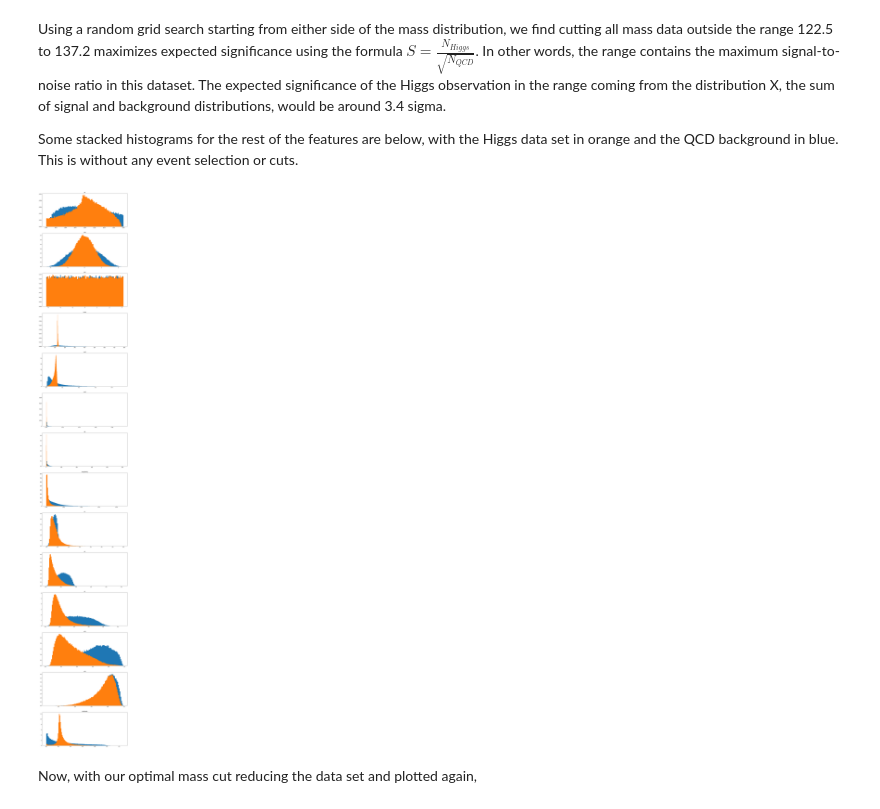
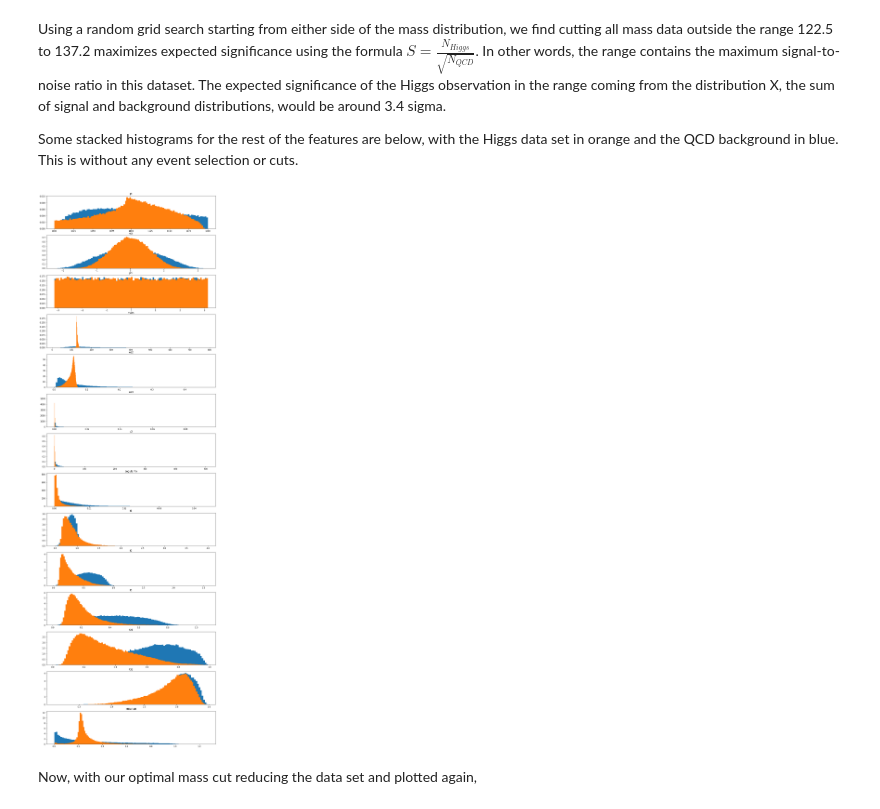
Before and after one commit to Chkoda/PHYS434, a Jupyter notebook: Lab7&8.ipynb, the cells around one changed output. Saved outputs shown, nothing was run; the diff lists cells and outputs as text; code cells hidden in the pictures.

```diff
--- a/Lab7&8.ipynb
+++ b/Lab7&8.ipynb
@@ -134,16 +132,16 @@ Using a random grid search starting from either side of the mass distribution, w
 
 Some stacked histograms for the rest of the features are below, with the Higgs data set in orange and the QCD background in blue. This is without any event selection or cuts.
 # %%
-fig, ax_arr = plt.subplots(len(qcd_dict.keys()),1, figsize=(15,100))
+fig, ax_arr = plt.subplots(len(qcd_dict.keys()),1, figsize=(15,50))
 index = 0
 for key in qcd_dict.keys():
     ax_arr[index].hist(qcd_dict.get(key), bins=100, density=True)
     ax_arr[index].title.set_text(key)
     ax_arr[index].hist(higgs_dict.get(key), bins=100, density=True)
     ax_arr[index].title.set_text(key)
     index += 1
 # %% [output]
-[figure, old version]
+[figure, new version]
 # %% [markdown]
 Now, with our optimal mass cut reducing the data set and plotted again,
 # %%
```
Also changed, not shown: parts of 31 cells of this notebook, 1 other file.
